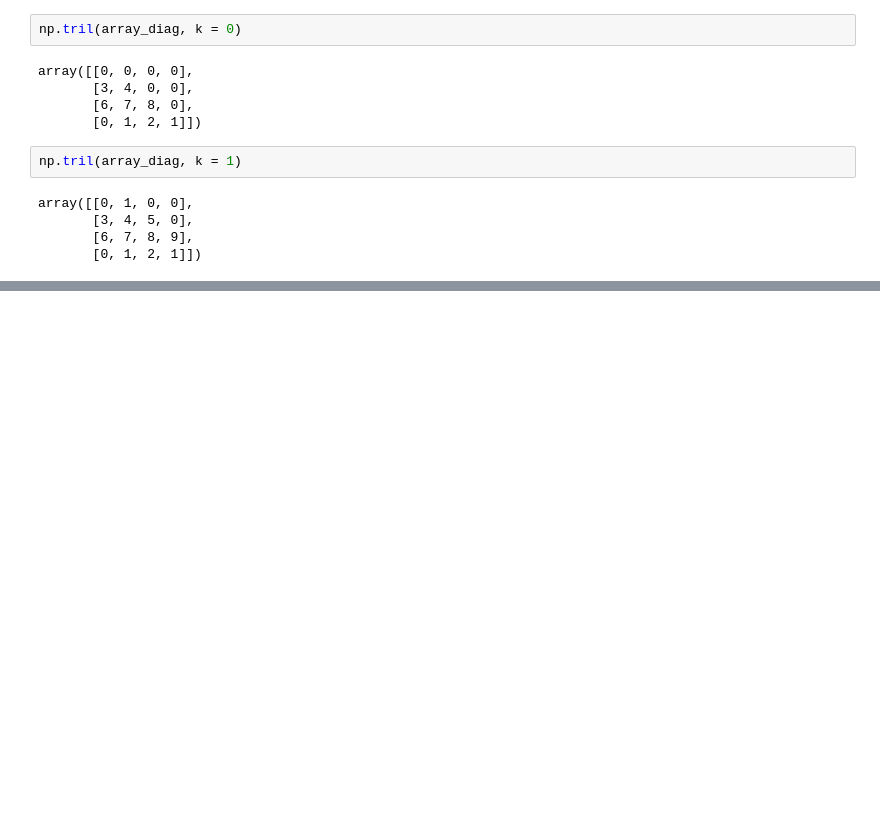
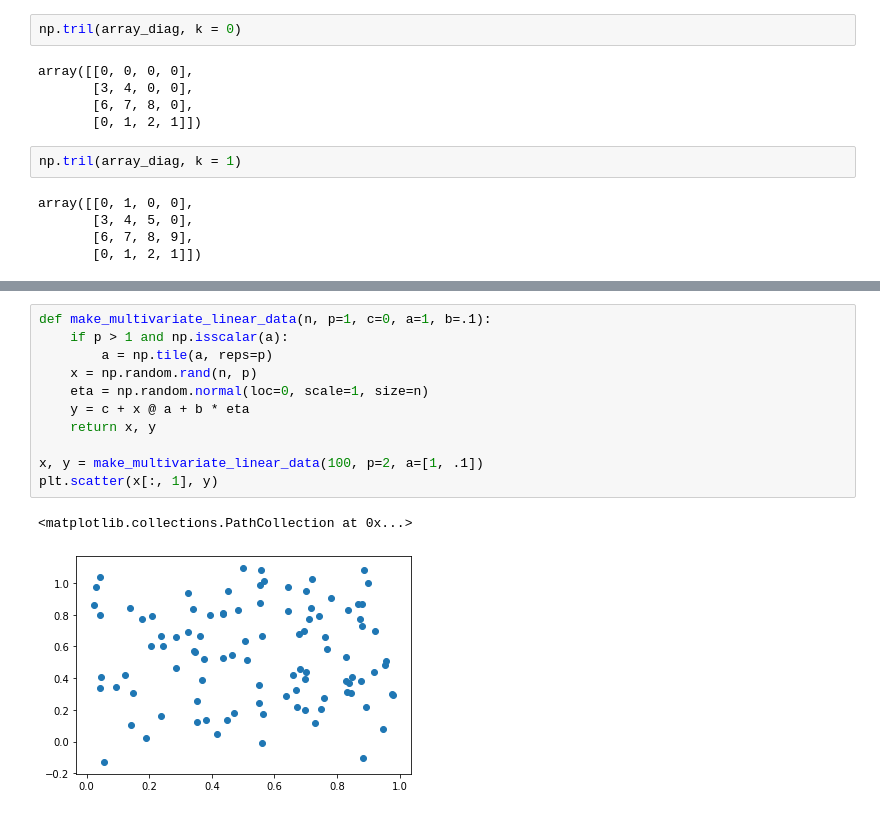
Before and after one commit to arnaumanasanch/neuropy_crashcourse, a Jupyter notebook: numpy.ipynb, the cells around one changed output, grey strips where cells are left out. Drawn from its saved outputs; the diff is of its cells as text; blank space fills up the shorter version.

```diff
--- a/numpy.ipynb
+++ b/numpy.ipynb
@@ -684,0 +701,14 @@ array([[0, 1, 0, 0],
+# %%
+def make_multivariate_linear_data(n, p=1, c=0, a=1, b=.1):
+    if p > 1 and np.isscalar(a):
+        a = np.tile(a, reps=p)
+    x = np.random.rand(n, p)
+    eta = np.random.normal(loc=0, scale=1, size=n)
+    y = c + x @ a + b * eta
+    return x, y
+
+x, y = make_multivariate_linear_data(100, p=2, a=[1, .1])
+plt.scatter(x[:, 1], y)
+# %% [output]
+<matplotlib.collections.PathCollection at 0x...>
+[figure, added]
```
Also changed, not shown: parts of 3 cells of this notebook.
